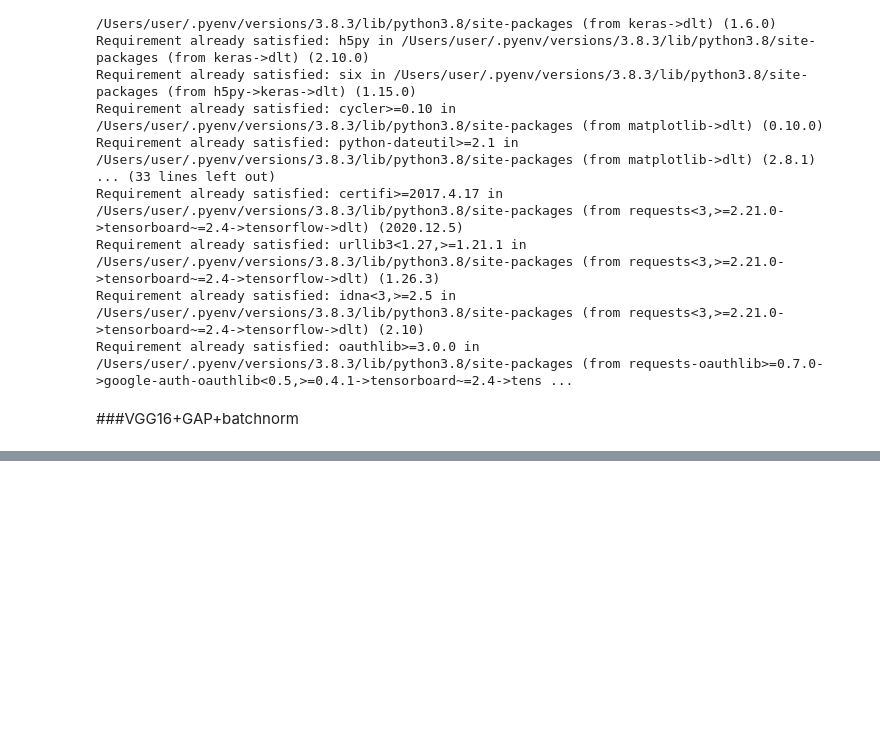
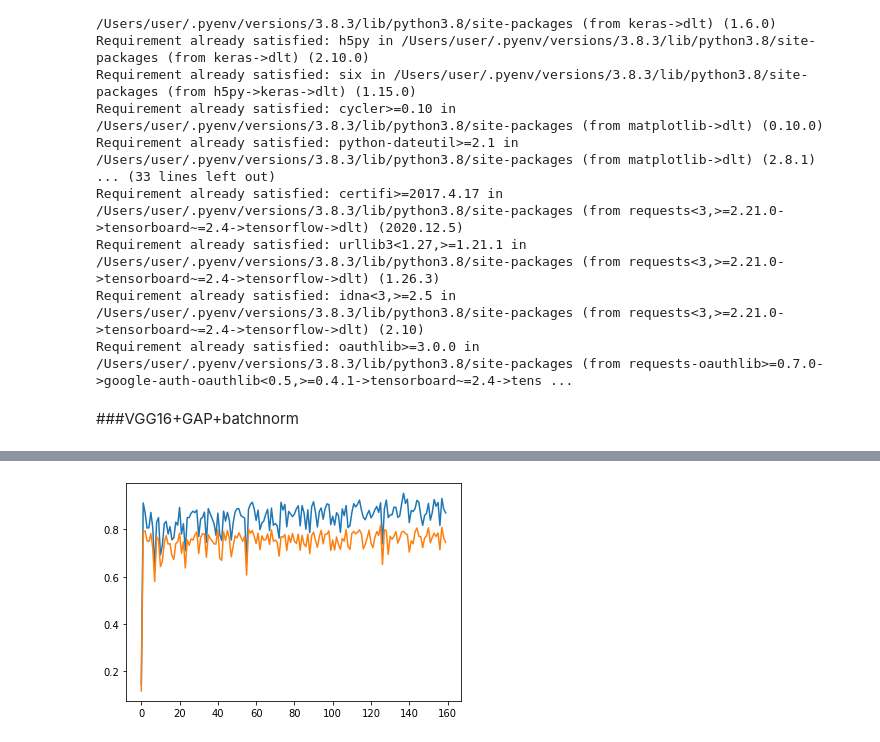
Before and after one commit to ponzu3847/learning_DL, a Jupyter notebook: weight_decay_ridge_cifar10.ipynb, the cells around one changed output, grey strips where cells are left out. Saved outputs shown, nothing was run; the diff lists cells and outputs as text; code cells hidden in the pictures; blank space fills up the shorter version.

```diff
--- a/weight_decay_ridge_cifar10.ipynb
+++ b/weight_decay_ridge_cifar10.ipynb
@@ -131,12 +134,15 @@ plt.show()
 # %%
 import matplotlib.pyplot as plt
+import pickle
 
-with open(ROOT_PATH+'/pkl/base_cifar10/base_cifar10_acc.pkl','rb') as f:
+with open(ROOT_PATH+'/pkl/weight_decay_ridge_cifar10/lambda_1e-03/weight_decay_ridge_cifar10_acc.pkl','rb') as f:
     acc_list=pickle.load(f)
 
 train_acc_list=acc_list[0]
 test_acc_list=acc_list[1]
 
 plt.plot(train_acc_list)
 plt.plot(test_acc_list)
 plt.show()
+# %% [output]
+[figure, added]
```
Also changed, not shown: parts of 2 cells of this notebook, 1 other file.
